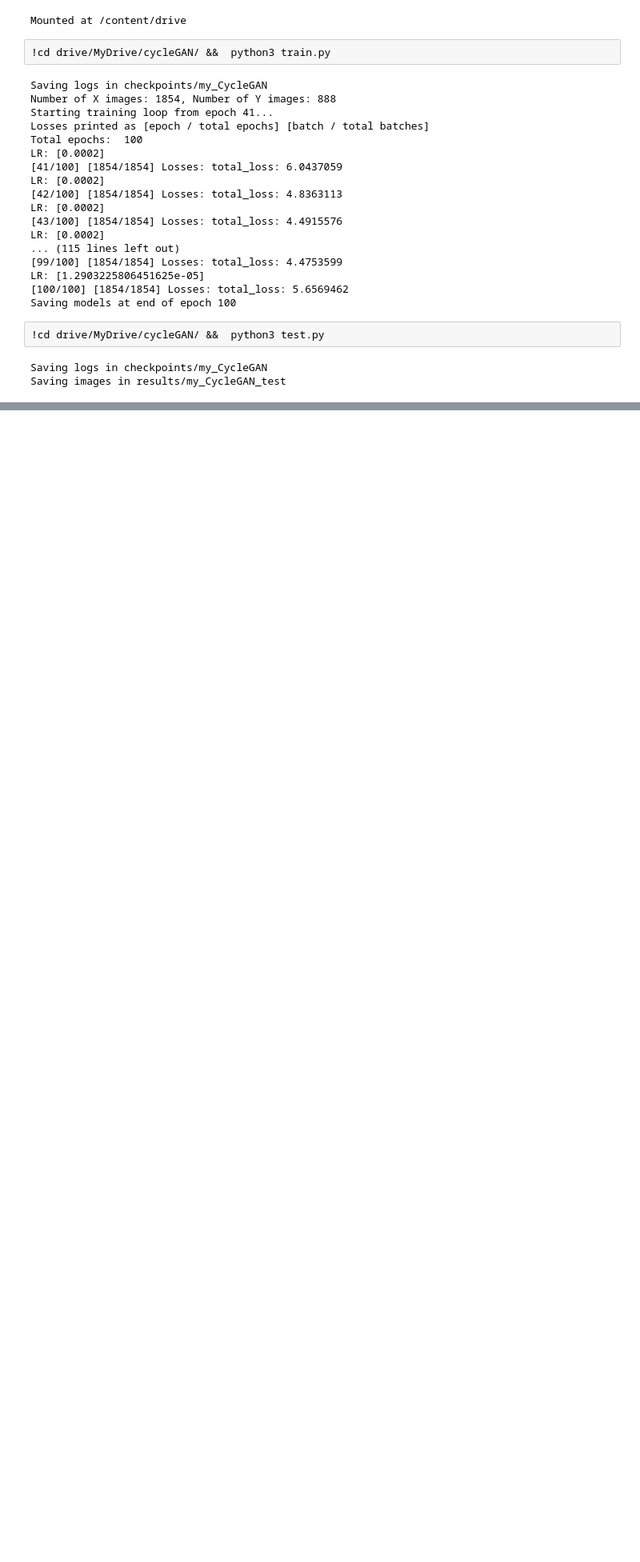
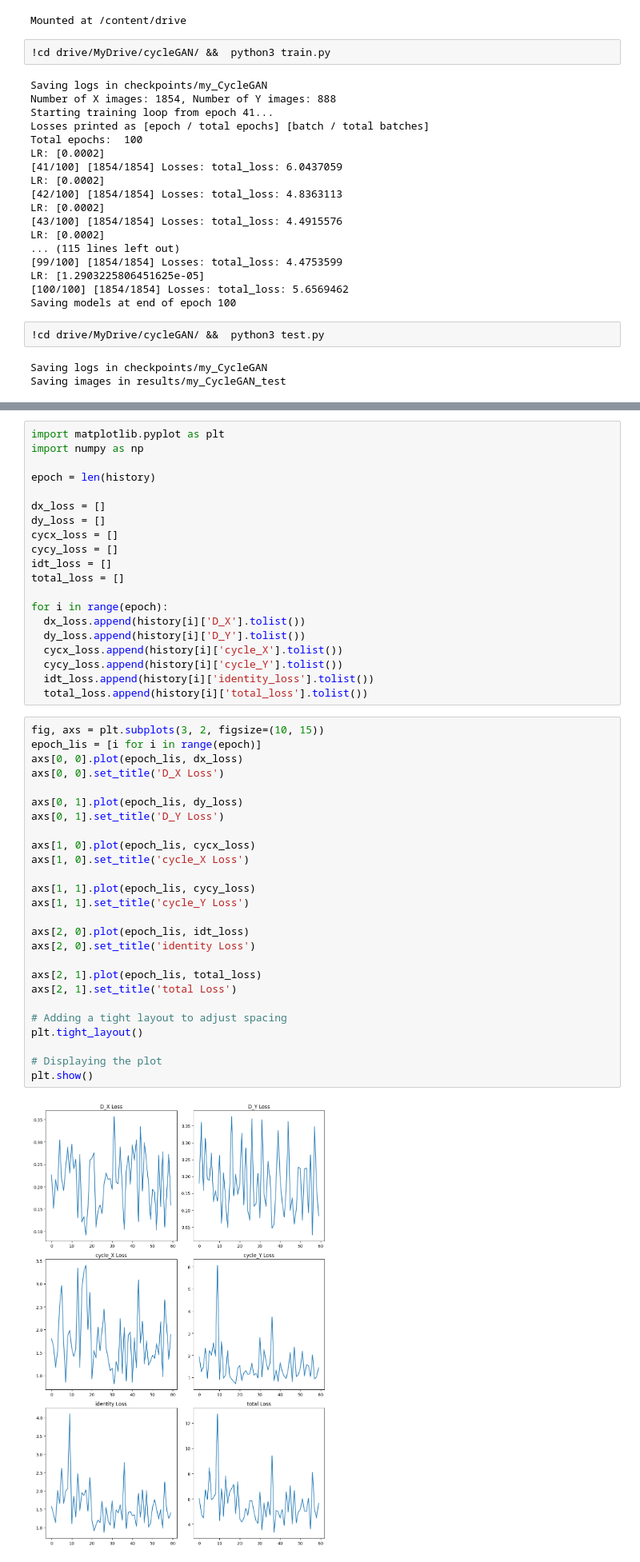
Before and after one commit to Shihao-Piao/ece1508_project, a Jupyter notebook: implementation/CycleGAN/train_and _test.ipynb, the cells around one changed output, grey strips where cells are left out. Shown at 80% size. Cells and saved outputs as stored; diff of their text form; blank space fills up the shorter version.

```diff
--- a/implementation/CycleGAN/train_and _test.ipynb
+++ b/implementation/CycleGAN/train_and _test.ipynb
@@ -65,0 +64,48 @@ for loss in losses_data:
+# %%
+import matplotlib.pyplot as plt
+import numpy as np
+
+epoch = len(history)
+
+dx_loss = []
+dy_loss = []
+cycx_loss = []
+cycy_loss = []
+idt_loss = []
+total_loss = []
+
+for i in range(epoch):
+  dx_loss.append(history[i]['D_X'].tolist())
+  dy_loss.append(history[i]['D_Y'].tolist())
+  cycx_loss.append(history[i]['cycle_X'].tolist())
+  cycy_loss.append(history[i]['cycle_Y'].tolist())
+  idt_loss.append(history[i]['identity_loss'].tolist())
+  total_loss.append(history[i]['total_loss'].tolist())
+# %%
+fig, axs = plt.subplots(3, 2, figsize=(10, 15))
+epoch_lis = [i for i in range(epoch)]
+axs[0, 0].plot(epoch_lis, dx_loss)
+axs[0, 0].set_title('D_X Loss')
+
+axs[0, 1].plot(epoch_lis, dy_loss)
+axs[0, 1].set_title('D_Y Loss')
+
+axs[1, 0].plot(epoch_lis, cycx_loss)
+axs[1, 0].set_title('cycle_X Loss')
+
+axs[1, 1].plot(epoch_lis, cycy_loss)
+axs[1, 1].set_title('cycle_Y Loss')
+
+axs[2, 0].plot(epoch_lis, idt_loss)
+axs[2, 0].set_title('identity Loss')
+
+axs[2, 1].plot(epoch_lis, total_loss)
+axs[2, 1].set_title('total Loss')
+
+# Adding a tight layout to adjust spacing
+plt.tight_layout()
+
+# Displaying the plot
+plt.show()
+# %% [output]
+[figure, added]
```
Also changed, not shown: parts of 7 cells of this notebook.
